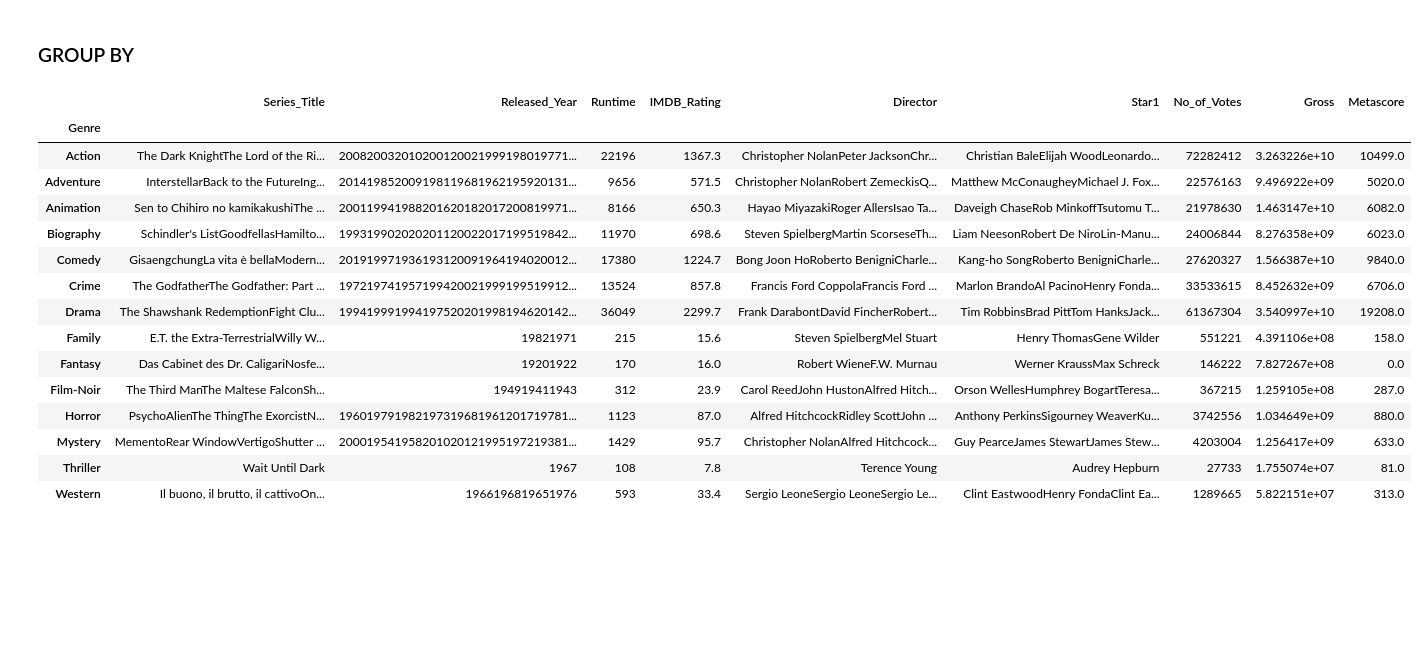
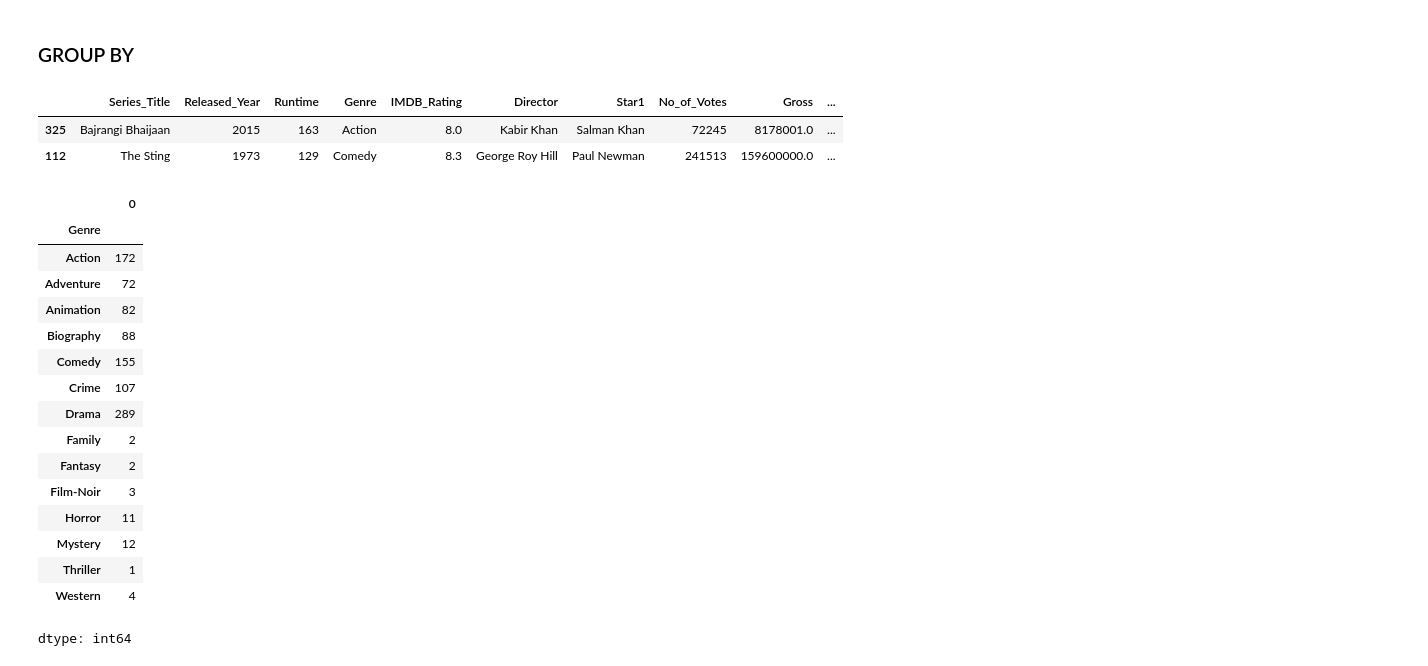
Before and after one commit to aryanshah2109/My_codes, a Jupyter notebook: Data Science One Shots/pandas_one_shot.ipynb, the cells around one changed output. Cells and saved outputs as stored; diff of their text form; code cells hidden in the pictures; blank space fills up the shorter version.

```diff
--- a/Data Science One Shots/pandas_one_shot.ipynb
+++ b/Data Science One Shots/pandas_one_shot.ipynb
@@ -1551,24 +1555,31 @@ movies.sample(2)
 # %% [markdown]
 ### GROUP BY
+# %%
+movies.sample(2)
+# %% [output]
+|  | Series_Title | Released_Year | Runtime | Genre | IMDB_Rating | Director | Star1 | No_of_Votes | Gross | ... |
+| 325 | Bajrangi Bhaijaan | 2015 | 163 | Action | 8.0 | Kabir Khan | Salman Khan | 72245 | 8178001.0 | ... |
+| 112 | The Sting | 1973 | 129 | Comedy | 8.3 | George Roy Hill | Paul Newman | 241513 | 159600000.0 | ... |
 # %%
 genres = movies.groupby("Genre")
 # %%
 # Applying builtin aggregation functions on groupby objects
-genres.sum()
+genres.size()
 # %% [output]
-|  | Series_Title | Released_Year | Runtime | IMDB_Rating | Director | Star1 | No_of_Votes | Gross | Metascore |
-| Genre |  |  |  |  |  |  |  |  |  |
-| Action | The Dark KnightThe Lord of the Ri... | 200820032010200120021999198019771... | 22196 | 1367.3 | Christopher NolanPeter JacksonChr... | Christian BaleElijah WoodLeonardo... | 72282412 | 3.263226e+10 | 10499.0 |
-| Adventure | InterstellarBack to the FutureIng... | 201419852009198119681962195920131... | 9656 | 571.5 | Christopher NolanRobert ZemeckisQ... | Matthew McConaugheyMichael J. Fox... | 22576163 | 9.496922e+09 | 5020.0 |
-| Animation | Sen to Chihiro no kamikakushiThe ... | 200119941988201620182017200819971... | 8166 | 650.3 | Hayao MiyazakiRoger AllersIsao Ta... | Daveigh ChaseRob MinkoffTsutomu T... | 21978630 | 1.463147e+10 | 6082.0 |
-| Biography | Schindler's ListGoodfellasHamilto... | 199319902020201120022017199519842... | 11970 | 698.6 | Steven SpielbergMartin ScorseseTh... | Liam NeesonRobert De NiroLin-Manu... | 24006844 | 8.276358e+09 | 6023.0 |
-| Comedy | GisaengchungLa vita è bellaModern... | 201919971936193120091964194020012... | 17380 | 1224.7 | Bong Joon HoRoberto BenigniCharle... | Kang-ho SongRoberto BenigniCharle... | 27620327 | 1.566387e+10 | 9840.0 |
-| Crime | The GodfatherThe Godfather: Part ... | 197219741957199420021999199519912... | 13524 | 857.8 | Francis Ford CoppolaFrancis Ford ... | Marlon BrandoAl PacinoHenry Fonda... | 33533615 | 8.452632e+09 | 6706.0 |
-| Drama | The Shawshank RedemptionFight Clu... | 199419991994197520201998194620142... | 36049 | 2299.7 | Frank DarabontDavid FincherRobert... | Tim RobbinsBrad PittTom HanksJack... | 61367304 | 3.540997e+10 | 19208.0 |
-| Family | E.T. the Extra-TerrestrialWilly W... | 19821971 | 215 | 15.6 | Steven SpielbergMel Stuart | Henry ThomasGene Wilder | 551221 | 4.391106e+08 | 158.0 |
-| Fantasy | Das Cabinet des Dr. CaligariNosfe... | 19201922 | 170 | 16.0 | Robert WieneF.W. Murnau | Werner KraussMax Schreck | 146222 | 7.827267e+08 | 0.0 |
-| Film-Noir | The Third ManThe Maltese FalconSh... | 194919411943 | 312 | 23.9 | Carol ReedJohn HustonAlfred Hitch... | Orson WellesHumphrey BogartTeresa... | 367215 | 1.259105e+08 | 287.0 |
-| Horror | PsychoAlienThe ThingThe ExorcistN... | 196019791982197319681961201719781... | 1123 | 87.0 | Alfred HitchcockRidley ScottJohn ... | Anthony PerkinsSigourney WeaverKu... | 3742556 | 1.034649e+09 | 880.0 |
-| Mystery | MementoRear WindowVertigoShutter ... | 200019541958201020121995197219381... | 1429 | 95.7 | Christopher NolanAlfred Hitchcock... | Guy PearceJames StewartJames Stew... | 4203004 | 1.256417e+09 | 633.0 |
-| Thriller | Wait Until Dark | 1967 | 108 | 7.8 | Terence Young | Audrey Hepburn | 27733 | 1.755074e+07 | 81.0 |
-| Western | Il buono, il brutto, il cattivoOn... | 1966196819651976 | 593 | 33.4 | Sergio LeoneSergio LeoneSergio Le... | Clint EastwoodHenry FondaClint Ea... | 1289665 | 5.822151e+07 | 313.0 |
+|  | 0 |
+| Genre |  |
+| Action | 172 |
+| Adventure | 72 |
+| Animation | 82 |
+| Biography | 88 |
+| Comedy | 155 |
+| Crime | 107 |
+| Drama | 289 |
+| Family | 2 |
+| Fantasy | 2 |
+| Film-Noir | 3 |
+| Horror | 11 |
+| Mystery | 12 |
+| Thriller | 1 |
+| Western | 4 |
+dtype: int64
```
Also changed, not shown: parts of 52 cells of this notebook, 2 other files.
